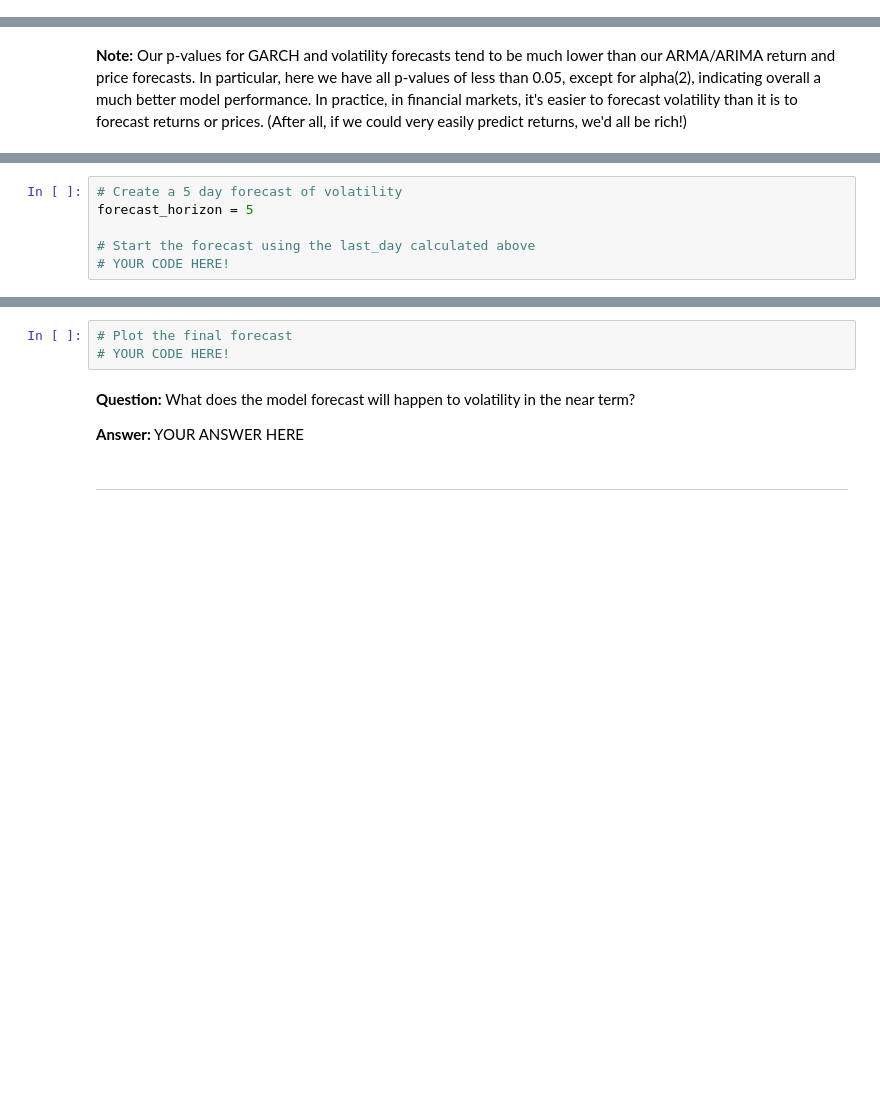
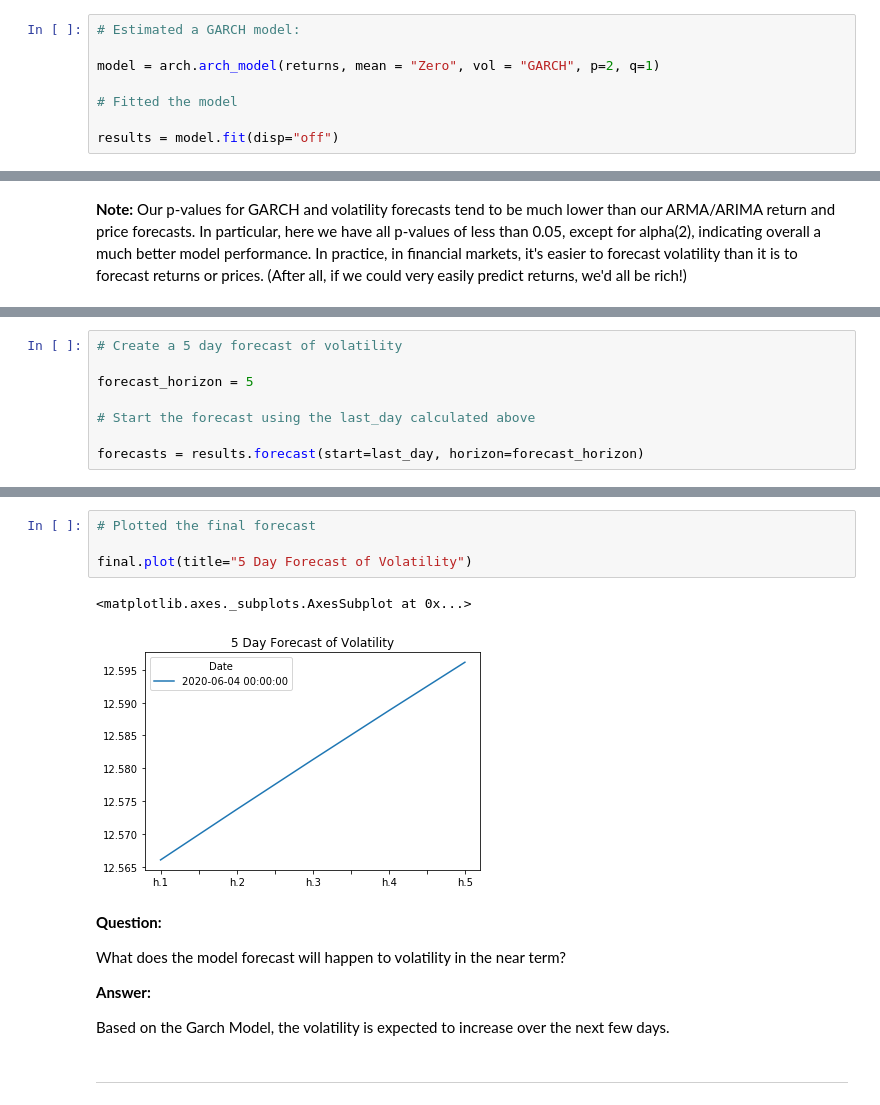
Before and after one commit to AdoboPeanuts/Time_Series_Analysis_Homework, a Jupyter notebook: Time_Series_Analysis/time_series_analysis.ipynb, the cells around one changed output, grey strips where cells are left out. Cells and saved outputs as stored; diff of their text form; blank space fills up the shorter version.

Commit message:
finalized time series analyis
1. changed readme file paths.

2. update time series analysis notebook.

3. conclusion in progress.

```diff
--- a/Time_Series_Analysis/time_series_analysis.ipynb
+++ b/Time_Series_Analysis/time_series_analysis.ipynb
@@ -282 +274,9 @@ ValueError: numpy.ndarray size changed, may indicate binary incompatibility. Exp
+# %%
+# Estimated a GARCH model:
+
+model = arch.arch_model(returns, mean = "Zero", vol = "GARCH", p=2, q=1)
+
+# Fitted the model
+
+results = model.fit(disp="off")
 # %%
@@ -291,7 +313,9 @@ last_day
 # %%
 # Create a 5 day forecast of volatility
+
 forecast_horizon = 5
 
 # Start the forecast using the last_day calculated above
-# YOUR CODE HERE!
+
+forecasts = results.forecast(start=last_day, horizon=forecast_horizon)
 # %%
@@ -305,10 +344,18 @@ final.head()
-# %%
-# Plot the final forecast
-# YOUR CODE HERE!
+# %%
+# Plotted the final forecast
+
+final.plot(title="5 Day Forecast of Volatility")
+# %% [output]
+<matplotlib.axes._subplots.AxesSubplot at 0x...>
+[figure, added]
 # %% [markdown]
-**Question:** What does the model forecast will happen to volatility in the near term?
+**Question:**
 
-**Answer:** YOUR ANSWER HERE
+What does the model forecast will happen to volatility in the near term?
+
+**Answer:**
+
+Based on the Garch Model, the volatility is expected to increase over the next few days.
 # %% [markdown]
 ---
 # %% [markdown]
```
Also changed, not shown: parts of 12 cells of this notebook, 1 other file.
